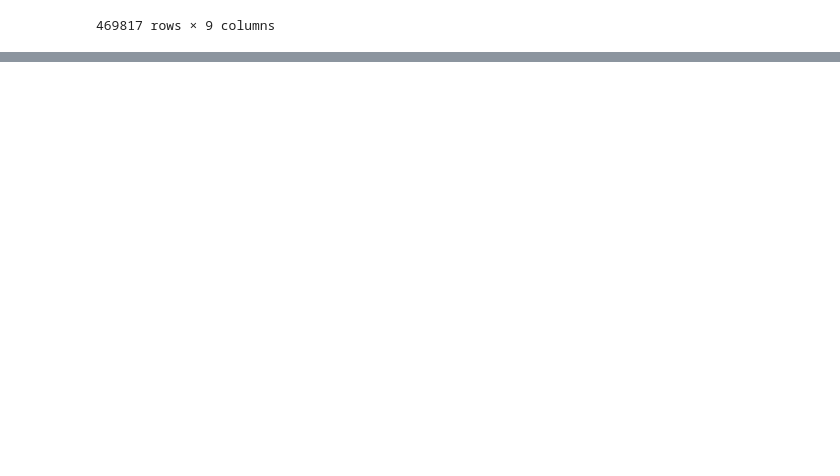
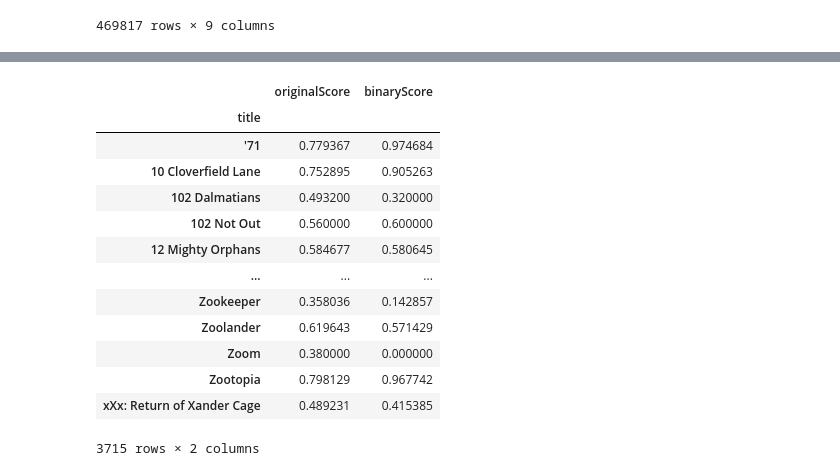
Before and after one commit to wampler77/ReelMetrics, a Jupyter notebook: IntegratingReviewsAndBoxOffice.ipynb, the cells around one changed output, grey strips where cells are left out. Drawn from its saved outputs; the diff is of its cells as text; code cells hidden in the pictures; blank space fills up the shorter version.

```diff
--- a/IntegratingReviewsAndBoxOffice.ipynb
+++ b/IntegratingReviewsAndBoxOffice.ipynb
@@ -96,0 +102,17 @@ earlyReviewsWithMultipliers = rottenReviewsWithMultipliers.loc[rottenReviewsWith
+# %%
+earlyReviewsWithMultipliers.filter(['title', 'originalScore', 'binaryScore']).groupby(['title']).mean()
+# %% [output]
+|  | originalScore | binaryScore |
+| title |  |  |
+| '71 | 0.779367 | 0.974684 |
+| 10 Cloverfield Lane | 0.752895 | 0.905263 |
+| 102 Dalmatians | 0.493200 | 0.320000 |
+| 102 Not Out | 0.560000 | 0.600000 |
+| 12 Mighty Orphans | 0.584677 | 0.580645 |
+| ... | ... | ... |
+| Zookeeper | 0.358036 | 0.142857 |
+| Zoolander | 0.619643 | 0.571429 |
+| Zoom | 0.380000 | 0.000000 |
+| Zootopia | 0.798129 | 0.967742 |
+| xXx: Return of Xander Cage | 0.489231 | 0.415385 |
+3715 rows × 2 columns
```
Also changed, not shown: parts of 4 cells of this notebook.
